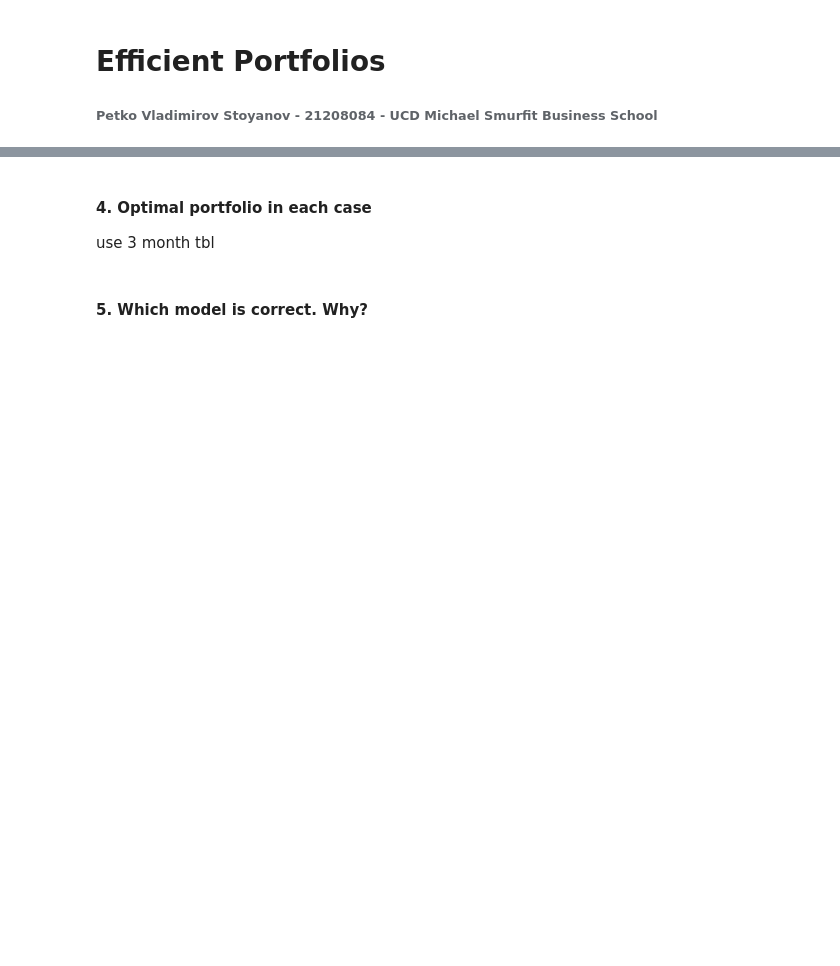
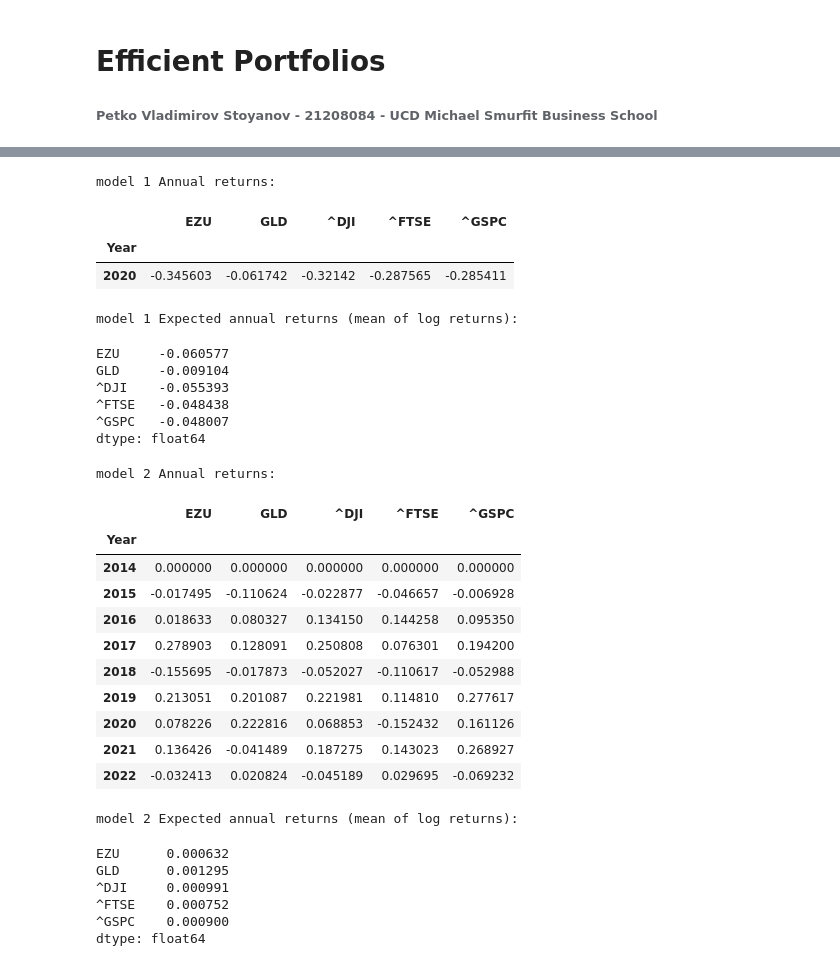
Before and after one commit to ppetko98/ProgrammingFDS-Midterm, a Jupyter notebook: EfficientPortfolios_Midterm.ipynb, the cells around one changed output, grey strips where cells are left out. Cells and saved outputs as stored; diff of their text form; code cells hidden in the pictures; blank space fills up the shorter version.

Commit message:
Part 1 finalized Part 2 partially done: shrinkage method fails on first model

```diff
--- a/EfficientPortfolios_Midterm.ipynb
+++ b/EfficientPortfolios_Midterm.ipynb
@@ -67,6 +74,9 @@ Annual (total) returns: $ R_a = \frac{R_n - R_0}{R_0}$
 # %%
 def annual_return(time_series):
     return (time_series[-1]-time_series[0])/time_series[0]
+
+def get_log_return(time_series):
+    return np.log(1+time_series.pct_change())
 
 def clear_model(model):
     model_clear = model
@@ -83,14 +93,22 @@ def get_returns(model):
     return returns
 
 def get_returns_adjusted(model):
+    '''
+    Returns two dataframes with the annual returns and the mean of log returns
+        adjusted for the last period price when available
+    '''
     returns = model.groupby('Year').count()
+    log_returns = model.groupby('Year').count()
     for ticker in model:
         for year in returns.index:
             if year-1 in returns.index:
                 prev_close = model.loc[year-1,ticker].iloc[-1:]
                 annual_series = prev_close.iloc[-1:].append(model.loc[year,ticker])
                 returns.loc[year,ticker] = annual_return(annual_series)
+                log_returns.loc[year,ticker] = get_log_return(annual_series).mean()
             else:
                 returns.loc[year,ticker] = annual_return(model.loc[year,ticker])
-    return returns
+                log_returns.loc[year,ticker] = get_log_return(model.loc[year,ticker]).mean()
+
+    return returns, log_returns
 # %% [markdown]
@@ -98,7 +115,0 @@ Annual Returns:
-# %%
-models = [model1, model2]
-
-for model in models:
-    model_clear = clear_model(model)
-    display(get_returns_adjusted(model_clear))
-    # display(get_returns_adjusted(model_clear))
@@ -144,6 +116,44 @@ cov_matrix2
-# %% [markdown]
-#### 4. Optimal portfolio in each case
-
-use 3 month tbl
-# %% [markdown]
-#### 5. Which model is correct. Why?
+# %%
+models = {'model 1': model1, 'model 2': model2}
+expected_returns_dict = {'model 1': None, 'model 2': None}
+
+for model in models:
+    print(model, 'Annual returns:')
+    model_clear = clear_model(models[model])
+    model_returns, model_log_returns = get_returns_adjusted(model_clear)
+    display(model_returns)
+    print(model,'Expected annual returns (mean of log returns):')
+    expected_return = model_log_returns.mean().dropna()
+    expected_returns_dict[model] = expected_return
+    display(expected_return)
+# %% [output]
+model 1 Annual returns:
+|  | EZU | GLD | ^DJI | ^FTSE | ^GSPC |
+| Year |  |  |  |  |  |
+| 2020 | -0.345603 | -0.061742 | -0.32142 | -0.287565 | -0.285411 |
+model 1 Expected annual returns (mean of log returns):
+EZU     -0.060577
+GLD     -0.009104
+^DJI    -0.055393
+^FTSE   -0.048438
+^GSPC   -0.048007
+dtype: float64
+model 2 Annual returns:
+|  | EZU | GLD | ^DJI | ^FTSE | ^GSPC |
+| Year |  |  |  |  |  |
+| 2014 | 0.000000 | 0.000000 | 0.000000 | 0.000000 | 0.000000 |
+| 2015 | -0.017495 | -0.110624 | -0.022877 | -0.046657 | -0.006928 |
+| 2016 | 0.018633 | 0.080327 | 0.134150 | 0.144258 | 0.095350 |
+| 2017 | 0.278903 | 0.128091 | 0.250808 | 0.076301 | 0.194200 |
+| 2018 | -0.155695 | -0.017873 | -0.052027 | -0.110617 | -0.052988 |
+| 2019 | 0.213051 | 0.201087 | 0.221981 | 0.114810 | 0.277617 |
+| 2020 | 0.078226 | 0.222816 | 0.068853 | -0.152432 | 0.161126 |
+| 2021 | 0.136426 | -0.041489 | 0.187275 | 0.143023 | 0.268927 |
+| 2022 | -0.032413 | 0.020824 | -0.045189 | 0.029695 | -0.069232 |
+model 2 Expected annual returns (mean of log returns):
+EZU      0.000632
+GLD      0.001295
+^DJI     0.000991
+^FTSE    0.000752
+^GSPC    0.000900
+dtype: float64
```
Also changed, not shown: parts of 34 cells of this notebook, 2 other files.
